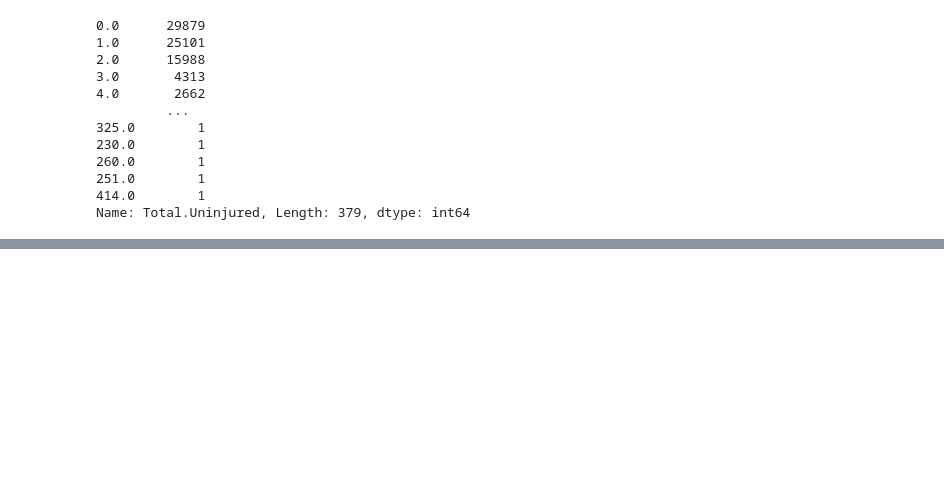
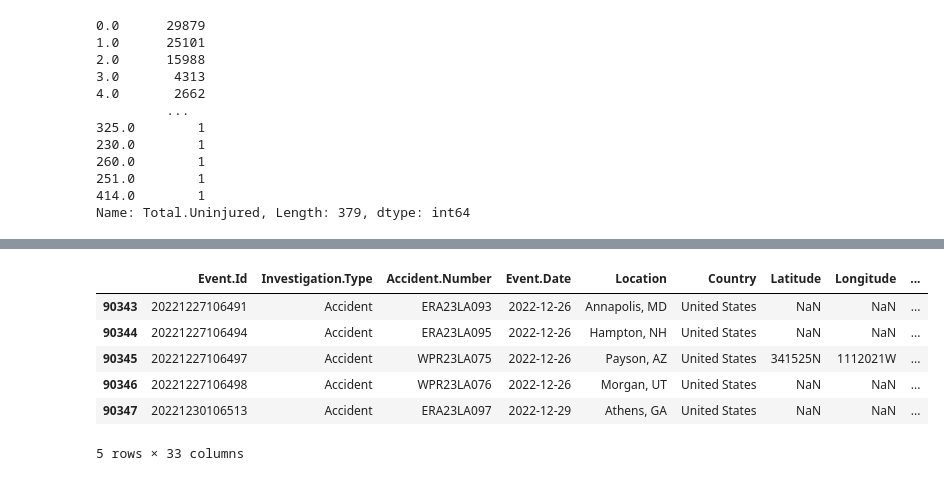
Before and after one commit to DBAfox/Phase_1_project, a Jupyter notebook: index.ipynb, the cells around one changed output, grey strips where cells are left out. Cells and saved outputs as stored; diff of their text form; code cells hidden in the pictures; blank space fills up the shorter version.

```diff
--- a/index.ipynb
+++ b/index.ipynb
@@ -134,0 +164,2 @@ Name: Total.Uninjured, Length: 379, dtype: int64
+# %%
+df['Location_City'] = df['Location'].str.split(", ").str[0].str.upper()
@@ -134,0 +187,10 @@ Name: Total.Uninjured, Length: 379, dtype: int64
+# %%
+df.tail()
+# %% [output]
+|  | Event.Id | Investigation.Type | Accident.Number | Event.Date | Location | Country | Latitude | Longitude | ... |
+| 90343 | 20221227106491 | Accident | ERA23LA093 | 2022-12-26 | Annapolis, MD | United States | NaN | NaN | ... |
+| 90344 | 20221227106494 | Accident | ERA23LA095 | 2022-12-26 | Hampton, NH | United States | NaN | NaN | ... |
+| 90345 | 20221227106497 | Accident | WPR23LA075 | 2022-12-26 | Payson, AZ | United States | 341525N | 1112021W | ... |
+| 90346 | 20221227106498 | Accident | WPR23LA076 | 2022-12-26 | Morgan, UT | United States | NaN | NaN | ... |
+| 90347 | 20221230106513 | Accident | ERA23LA097 | 2022-12-29 | Athens, GA | United States | NaN | NaN | ... |
+5 rows × 33 columns
```
Also changed, not shown: parts of 38 cells of this notebook.
